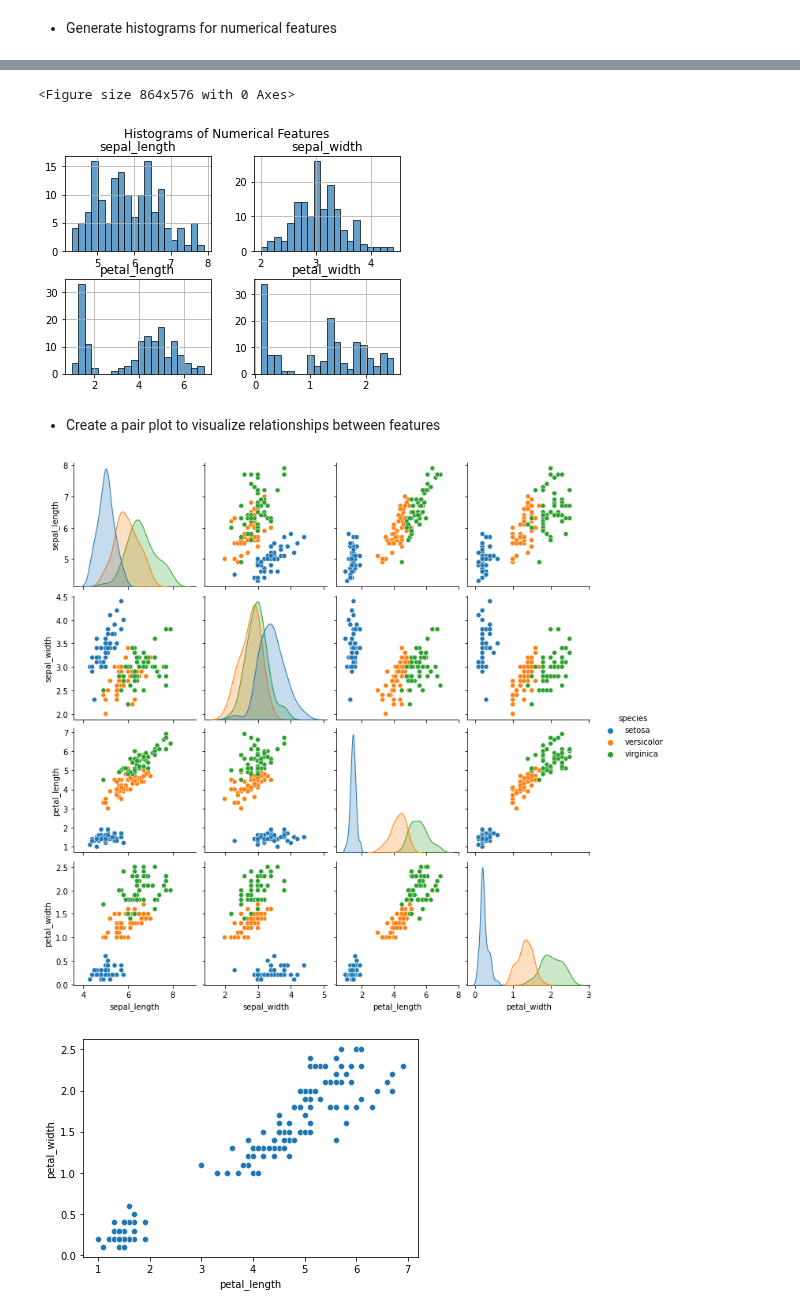
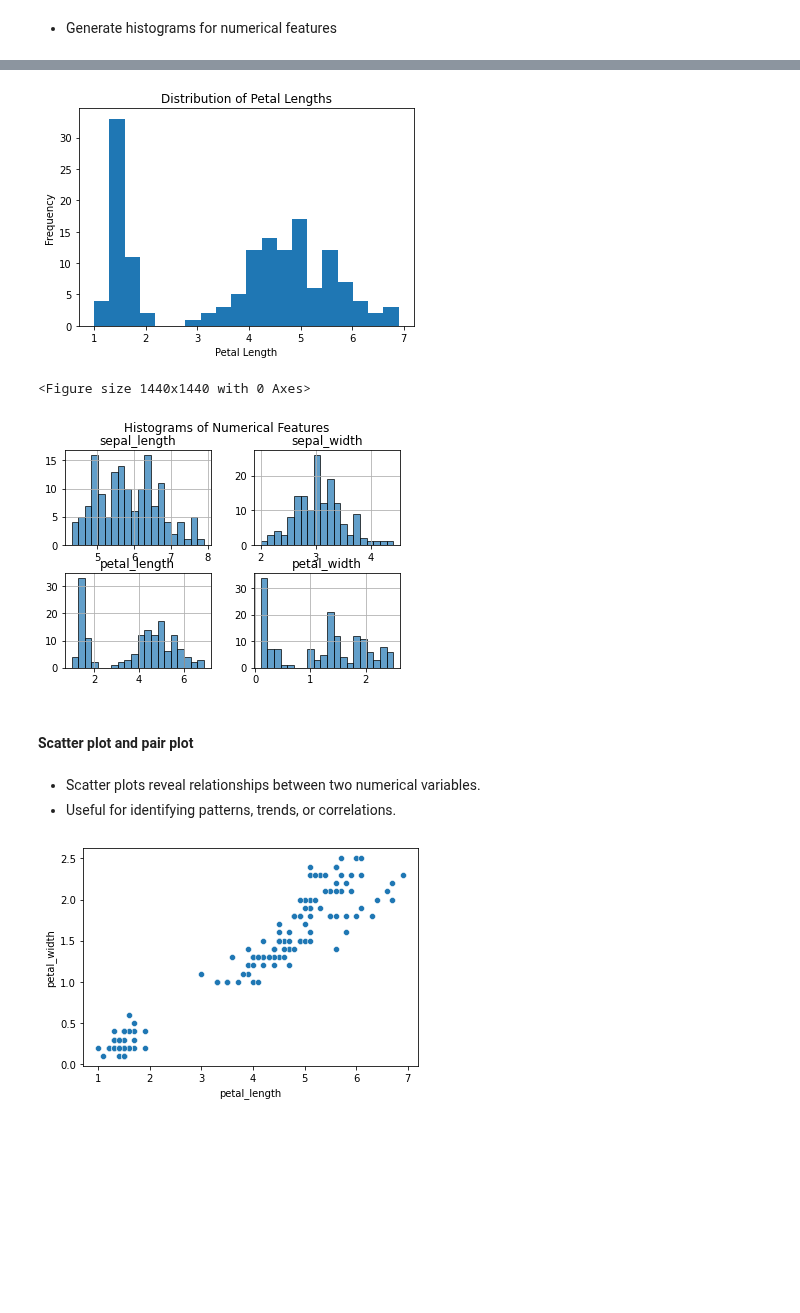
Before and after one commit to Salma-AZIZ/IP302, a Jupyter notebook: 02_Exploring_Iris_Dataset.ipynb, the cells around one changed output, grey strips where cells are left out. Cells and saved outputs as stored; diff of their text form; code cells hidden in the pictures; blank space fills up the shorter version.

```diff
--- a/02_Exploring_Iris_Dataset.ipynb
+++ b/02_Exploring_Iris_Dataset.ipynb
@@ -128,20 +161,26 @@ plt.show()
+# %%
+# Create a histogram to visualize the distribution of petal lengths.
+plt.hist(data['petal_length'], bins=20)
+plt.title('Distribution of Petal Lengths')
+plt.xlabel('Petal Length')
+plt.ylabel('Frequency')
+plt.show()
+# %% [output]
+[figure, added]
 # %%
 # Generate histograms for numerical features
-plt.figure(figsize=(12, 8))
+plt.figure(figsize=(20, 20))
 iris_data.drop('species', axis=1).hist(bins=20, edgecolor='k', alpha=0.7)
 plt.suptitle('Histograms of Numerical Features')
 plt.show()
 # %% [output]
-<Figure size 864x576 with 0 Axes>
+<Figure size 1440x1440 with 0 Axes>
 [figure]
-# %% [markdown]
-- Create a pair plot to visualize relationships between features
-# %%
-# Create a pair plot to visualize relationships between features
-sns.pairplot(iris_data, hue='species', diag_kind='kde')
-plt.show()
-# %% [output]
-[figure]
+# %% [markdown]
+#### Scatter plot and pair plot
+# %% [markdown]
+- Scatter plots reveal relationships between two numerical variables.
+- Useful for identifying patterns, trends, or correlations.
 # %%
 sns.scatterplot(data= iris_data, x = 'petal_length', y = 'petal_width')
 plt.show()
```
Also changed, not shown: parts of 17 cells of this notebook.
